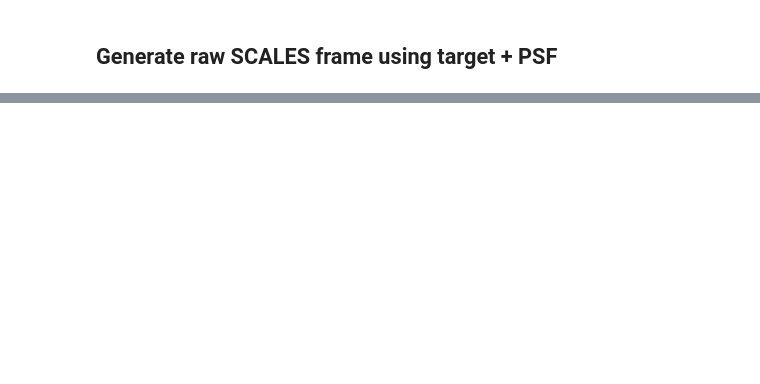
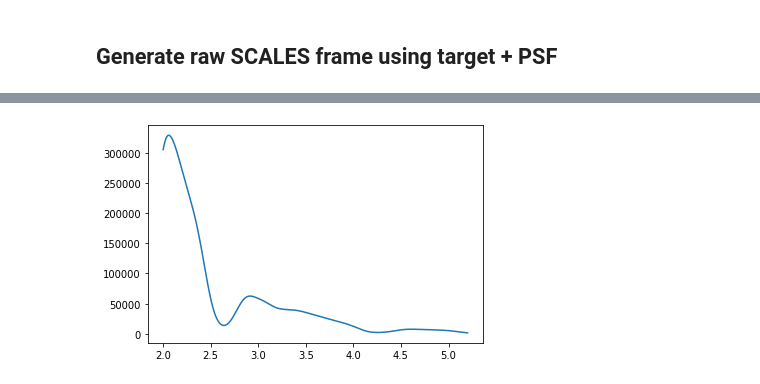
Before and after one commit to scalessim/scalessim, a Jupyter notebook: scales_SED_cube_physopt.ipynb, the cells around one changed output, grey strips where cells are left out. Drawn from its saved outputs; the diff is of its cells as text; code cells hidden in the pictures; blank space fills up the shorter version.

Commit message:
added simple extraction to prism rotation angle jupyter notebook

```diff
--- a/scales_SED_cube_physopt.ipynb
+++ b/scales_SED_cube_physopt.ipynb
@@ -198,0 +159,34 @@ targ = Target(wav,I_lam)
+# %%
+ def extract_using_trace(frame,llens):
+    poss = llens.args['spaxel_size_px'] * np.arange(fp.num_spaxel)
+    cinds = np.where(np.abs(fp.lam.value - llens.lmin)<1.0e-6)[0][0]
+    cinde = np.where(np.abs(fp.lam.value - llens.lmax)<1.0e-6)[0][0]
+    dx = llens.xx[cinds]
+    dy = llens.yy[cinds]
+    ii = 54
+    jj = 54
+    npx = llens.trace[0].shape[1]/2
+    npy = llens.trace[0].shape[0]/2
+    xloc=(npx+dx)
+    yloc=(npy+dy)
+    sdx = poss[ii]-xloc
+    sdy = poss[jj]-yloc
+    imy = int(sdy)
+    imx = int(sdx)
+    dimy = sdy - imy
+    dimx = sdx - imx
+    lamsx = fp.lam[cinds:cinde+1]
+    toextr=llens.trace.copy()[cinds:cinde+1]
+    specout = []
+    for ll in range(len(toextr)):
+        tinp = toextr[ll]
+        toadd = np.zeros([tinp.shape[0]+2,tinp.shape[1]+2])
+        dxt = len(toadd)
+        dyt = len(toadd[0])
+        toadd[1:1+len(tinp),1:1+len(tinp[0])] = np.array(tinp)
+        toadd = shift(toadd,(dimy,dimx),order=1,prefilter=False)
+        ones = np.zeros(toadd.shape)
+        ones[np.where(toadd > np.max(toadd)*0.25)] = 1.0
+        specex = np.sum(frame[imy:imy+dyt,imx:imx+dxt]*toadd)
+        specout.append([lamsx[ll].value,specex])
+    return np.array(specout)
@@ -210,0 +230,8 @@ plt.imshow(raw[500:600,500:600])
+# %%
+cinds = np.where(np.abs(fp.lam.value - lens.lmin)<1.0e-6)[0][0]
+cinde = np.where(np.abs(fp.lam.value - lens.lmax)<1.0e-6)[0][0]
+specout = extract_using_trace(raw,lens)
+plt.plot(specout[:,0],specout[:,1])
+plt.show()
+# %% [output]
+[figure, added]
```
Also changed, not shown: parts of 24 cells of this notebook.
